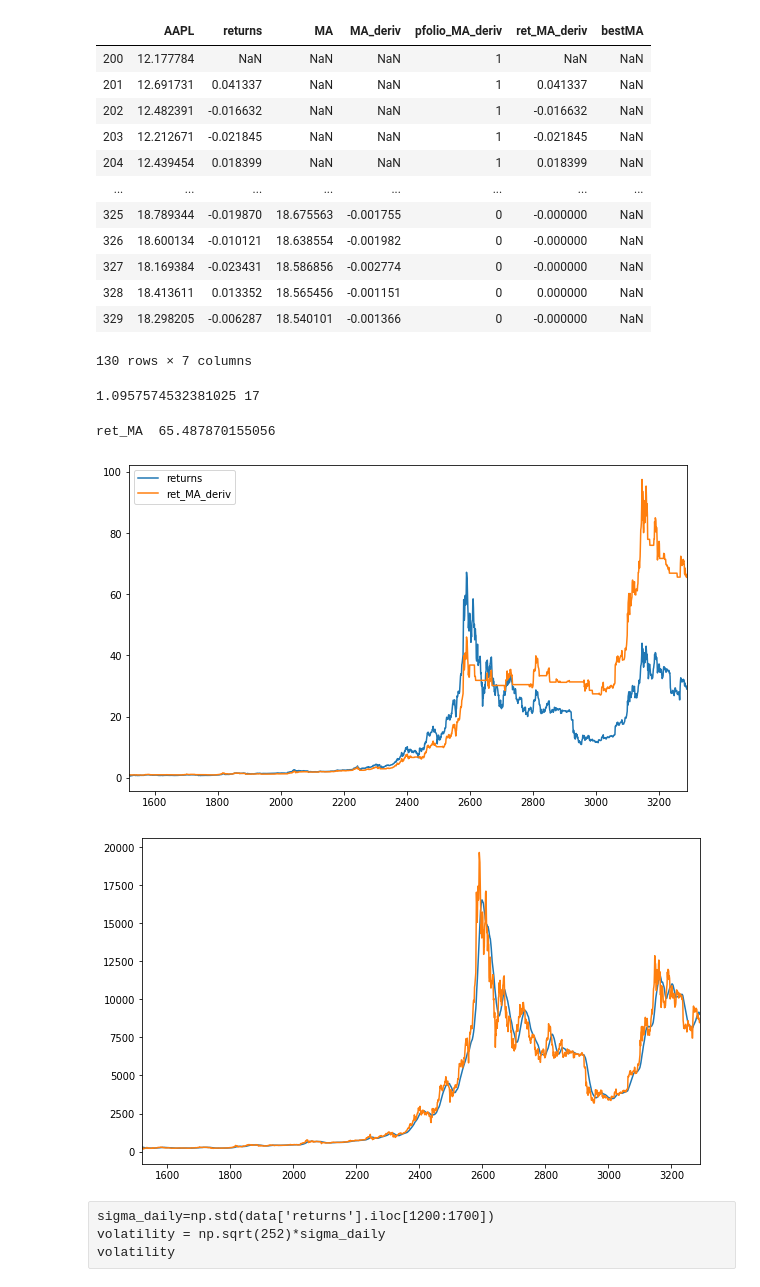
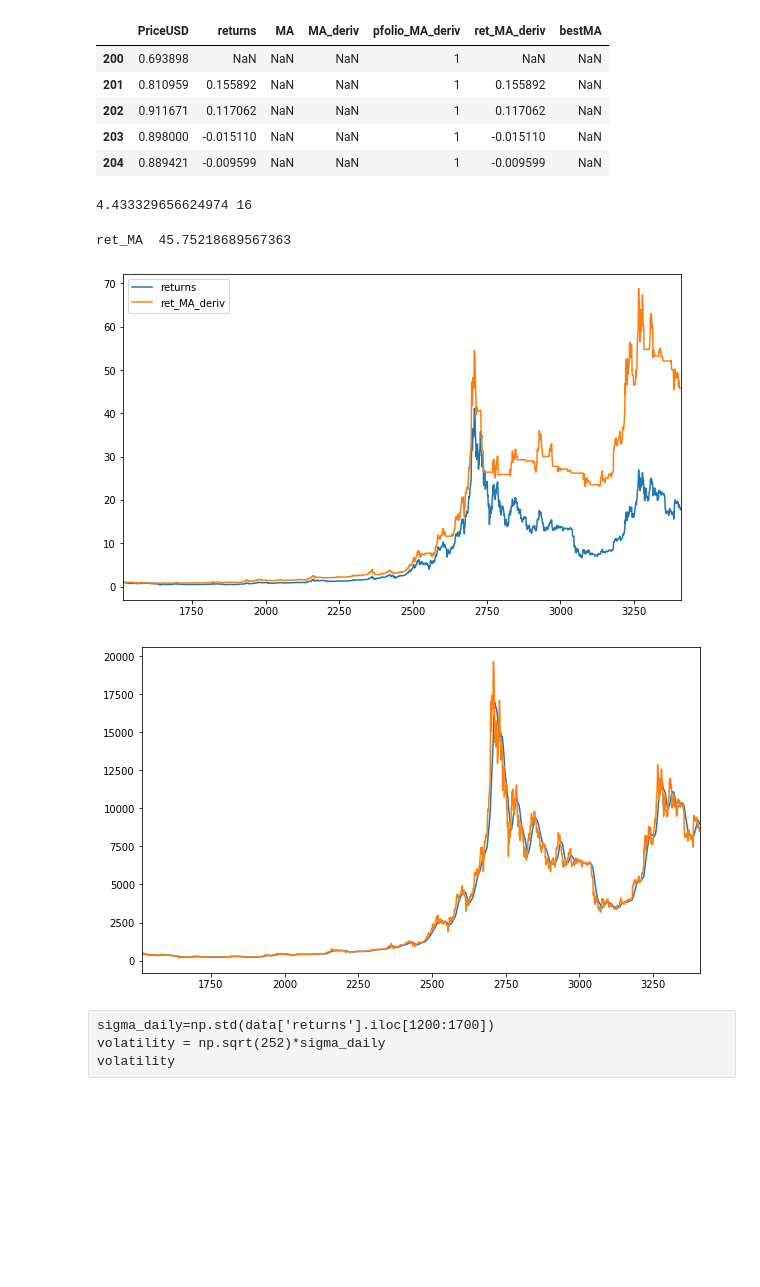
Before and after one commit to tazalex/trading_strat, a Jupyter notebook: MA_derivative_Strat.ipynb, the cells around one changed output. Drawn from its saved outputs; the diff is of its cells as text; code cells hidden in the pictures; blank space fills up the shorter version.

```diff
--- a/MA_derivative_Strat.ipynb
+++ b/MA_derivative_Strat.ipynb
@@ -8,4 +8,5 @@ from sklearn.svm import SVC
 from sklearn.cluster import KMeans
 from sklearn.model_selection import train_test_split
 # %%
-df=pd.read_csv("./AAPL.csv")
+df=pd.read_csv("./btc.csv")
+df.head()
@@ -24,6 +32,6 @@ data_test
 data_train.dropna(inplace=True)
 data_test.dropna(inplace=True)
 """
-data = pd.DataFrame(df["AAPL"])
+data = pd.DataFrame(df["PriceUSD"])
 data['returns']=np.log(data/data.shift(1))
 # %%
@@ -31,10 +39,10 @@ data['returns']=np.log(data/data.shift(1))
 #data['returns'] = np.log(data/data.shift(1))
 # %%
-data['MA20']=data['AAPL'].rolling(window=20).mean()
-#data['MA30']=data['AAPL'].rolling(window=30).mean()
-#data['MA50']=data['MSFT'].rolling(window=50).mean()
-data['MA90']=data['AAPL'].rolling(window=90).mean()
-data['MA131']=data['AAPL'].rolling(window=131).mean()
+data['MA20']=data['PriceUSD'].rolling(window=20).mean()
+#data['MA30']=data['PriceUSD'].rolling(window=30).mean()
+#data['MA50']=data['PriceUSD'].rolling(window=50).mean()
+data['MA90']=data['PriceUSD'].rolling(window=90).mean()
+data['MA131']=data['PriceUSD'].rolling(window=131).mean()
 # %%
 data.dropna(inplace=True)
 # %%
@@ -142,27 +143,20 @@ def best_MA(df, stock):
             data.loc[j,'bestMA']=best_MA
     return data
 # %%
-datafinal=best_MA(df, 'AAPL')
-datafinal.head(130)
+datafinal=best_MA(df, 'PriceUSD')
+datafinal.head()
 # %% [output]
-|  | AAPL | returns | MA | MA_deriv | pfolio_MA_deriv | ret_MA_deriv | bestMA |
-| 200 | 12.177784 | NaN | NaN | NaN | 1 | NaN | NaN |
-| 201 | 12.691731 | 0.041337 | NaN | NaN | 1 | 0.041337 | NaN |
-| 202 | 12.482391 | -0.016632 | NaN | NaN | 1 | -0.016632 | NaN |
-| 203 | 12.212671 | -0.021845 | NaN | NaN | 1 | -0.021845 | NaN |
-| 204 | 12.439454 | 0.018399 | NaN | NaN | 1 | 0.018399 | NaN |
-| ... | ... | ... | ... | ... | ... | ... | ... |
-| 325 | 18.789344 | -0.019870 | 18.675563 | -0.001755 | 0 | -0.000000 | NaN |
-| 326 | 18.600134 | -0.010121 | 18.638554 | -0.001982 | 0 | -0.000000 | NaN |
-| 327 | 18.169384 | -0.023431 | 18.586856 | -0.002774 | 0 | -0.000000 | NaN |
-| 328 | 18.413611 | 0.013352 | 18.565456 | -0.001151 | 0 | 0.000000 | NaN |
-| 329 | 18.298205 | -0.006287 | 18.540101 | -0.001366 | 0 | -0.000000 | NaN |
+|  | PriceUSD | returns | MA | MA_deriv | pfolio_MA_deriv | ret_MA_deriv | bestMA |
+| 200 | 0.693898 | NaN | NaN | NaN | 1 | NaN | NaN |
+| 201 | 0.810959 | 0.155892 | NaN | NaN | 1 | 0.155892 | NaN |
+| 202 | 0.911671 | 0.117062 | NaN | NaN | 1 | 0.117062 | NaN |
+| 203 | 0.898000 | -0.015110 | NaN | NaN | 1 | -0.015110 | NaN |
+| 204 | 0.889421 | -0.009599 | NaN | NaN | 1 | -0.009599 | NaN |
-130 rows × 7 columns
 # %%
 res, MA=compute_ret_MA(df, 'PriceUSD')
 print(res, MA)
 # %% [output]
-1.0957574532381025 17
+4.433329656624974 16
 # %%
 def result_MA(df, MA, stock):
     data = pd.DataFrame(df[stock].iloc[1500:])
@@ -189,11 +183,11 @@ def result_MA(df, MA, stock):
     data[stock].plot()
     plt.show()
 # %%
-result_MA(df, 19, 'PriceUSD')
+result_MA(df, 16, 'PriceUSD')
 # %% [output]
-ret_MA  65.487870155056
+ret_MA  45.75218689567363
-[figure, old version]
+[figure, new version]
-[figure, old version]
+[figure, new version]
 # %% [raw]
 sigma_daily=np.std(data['returns'].iloc[1200:1700])
 volatility = np.sqrt(252)*sigma_daily
```
Also changed, not shown: parts of 9 cells of this notebook.
